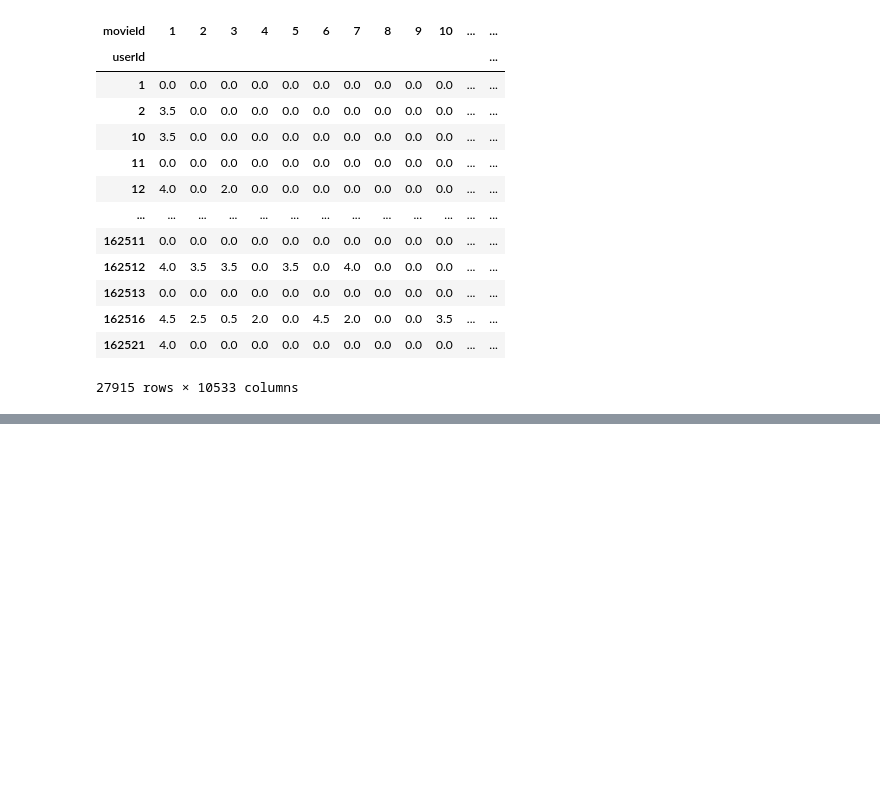
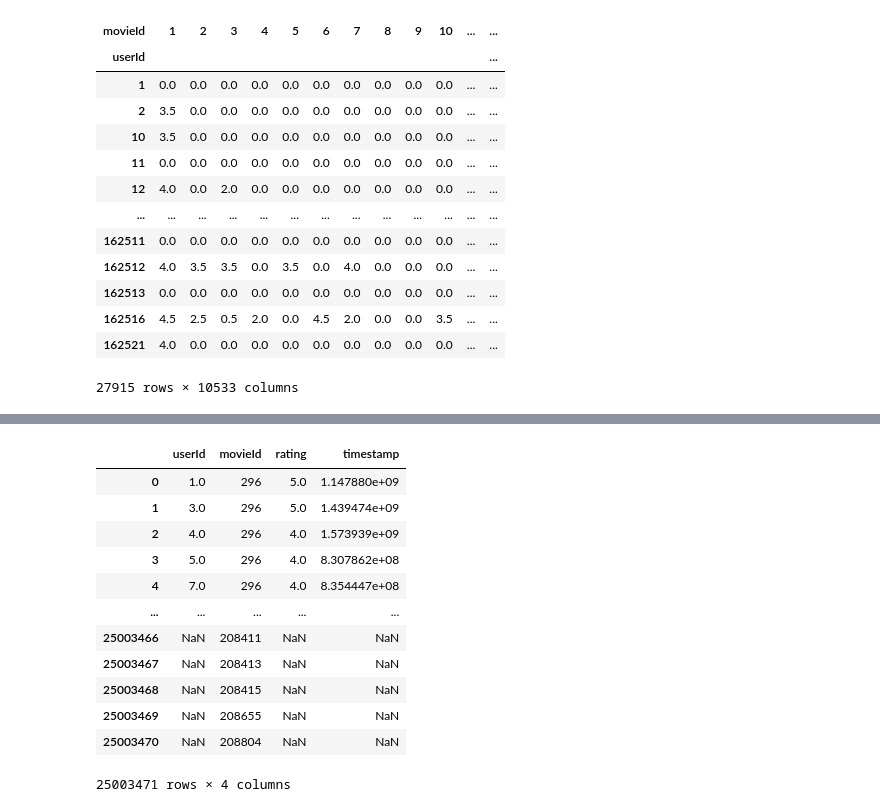
Before and after one commit to mskim94/Matrix_Factorization, a Jupyter notebook: Matrix_Factorization_with_surprise.ipynb, the cells around one changed output, grey strips where cells are left out. Drawn from its saved outputs; the diff is of its cells as text; code cells hidden in the pictures; blank space fills up the shorter version.

```diff
--- a/Matrix_Factorization_with_surprise.ipynb
+++ b/Matrix_Factorization_with_surprise.ipynb
@@ -87,0 +364,30 @@ TypeError: train() missing 1 required positional argument: 'trainset'
+# %%
+# rating_df
+rating_df = pd.read_csv("ml-25m/ratings.csv")
+
+# movie_csv
+movie_df = pd.read_csv("ml-25m/movies.csv")
+
+del movie_df["genres"]  # 필요 없는 genres를 제거
+movie_df
+
+merge_df = pd.merge(rating_df, movie_df, on="movieId", how="outer")
+
+merge_df # 25003471
+
+del merge_df["title"]
+merge_df
+# %% [output]
+|  | userId | movieId | rating | timestamp |
+| 0 | 1.0 | 296 | 5.0 | 1.147880e+09 |
+| 1 | 3.0 | 296 | 5.0 | 1.439474e+09 |
+| 2 | 4.0 | 296 | 4.0 | 1.573939e+09 |
+| 3 | 5.0 | 296 | 4.0 | 8.307862e+08 |
+| 4 | 7.0 | 296 | 4.0 | 8.354447e+08 |
+| ... | ... | ... | ... | ... |
+| 25003466 | NaN | 208411 | NaN | NaN |
+| 25003467 | NaN | 208413 | NaN | NaN |
+| 25003468 | NaN | 208415 | NaN | NaN |
+| 25003469 | NaN | 208655 | NaN | NaN |
+| 25003470 | NaN | 208804 | NaN | NaN |
+25003471 rows × 4 columns
```
Also changed, not shown: parts of 42 cells of this notebook, 2 other files.
